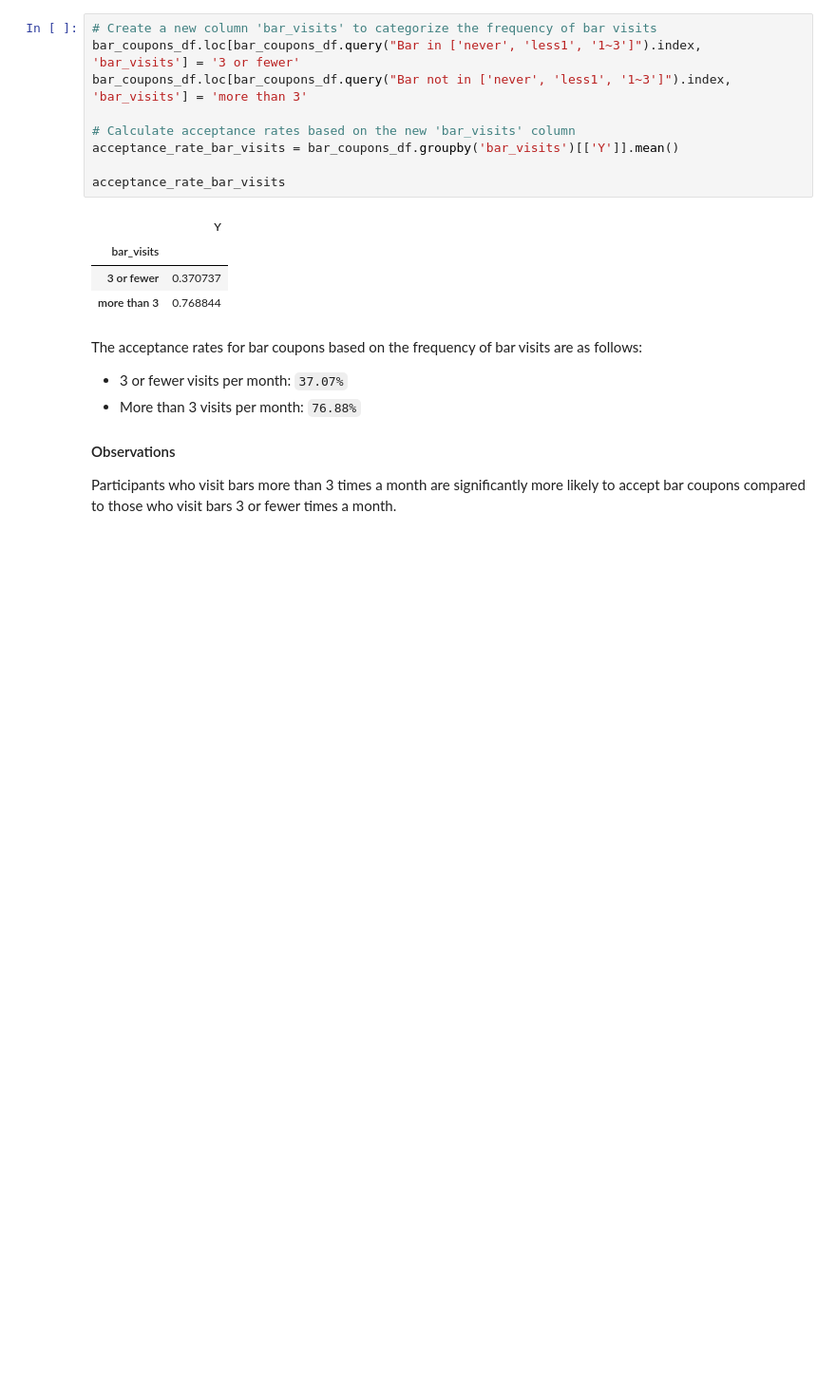
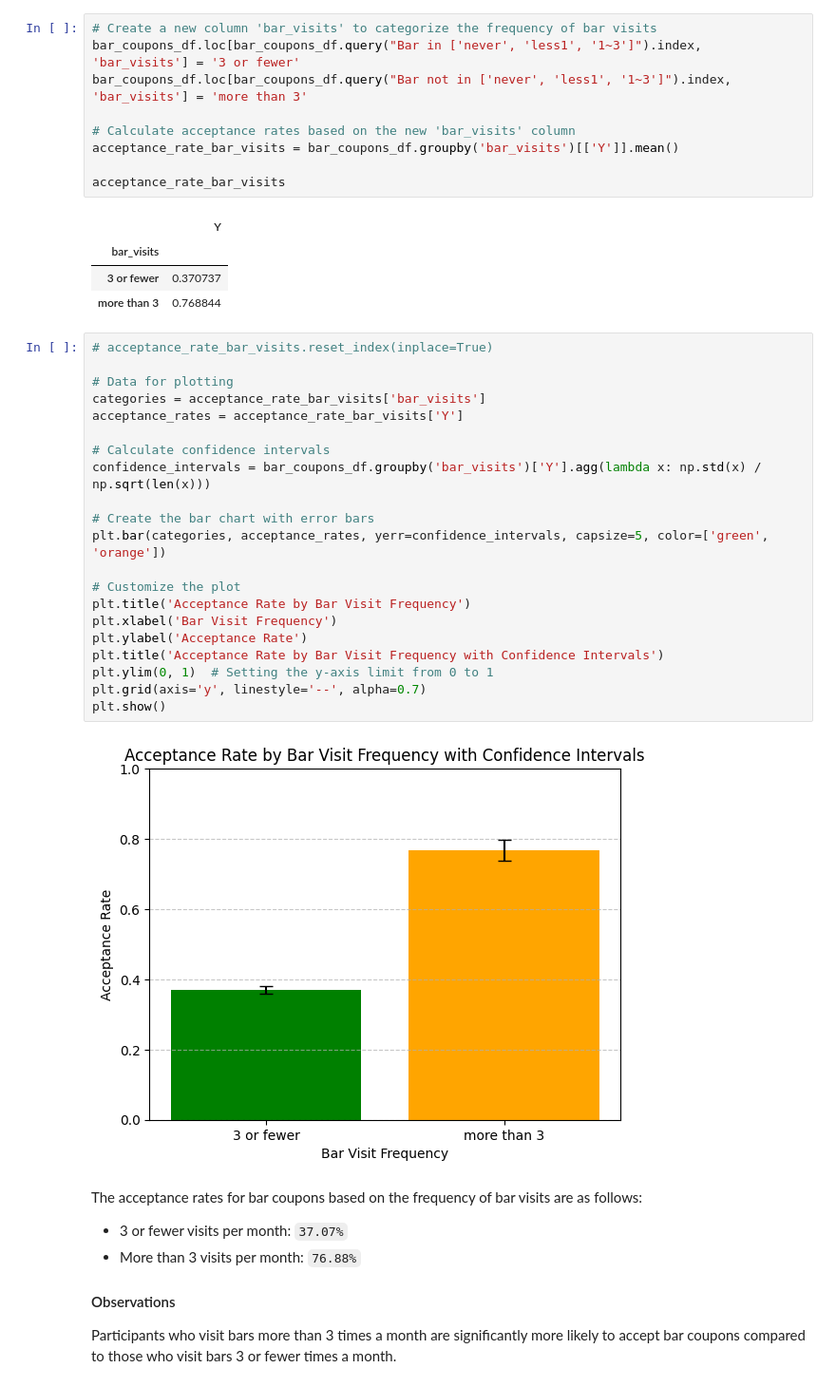
Before and after one commit to adongardive/Module_05, a Jupyter notebook: Amit_Dongardive_Module05_July2024_v01.ipynb, the cells around one changed output. Shown at 95% size. Saved outputs shown, nothing was run; the diff lists cells and outputs as text; blank space fills up the shorter version.

```diff
--- a/Amit_Dongardive_Module05_July2024_v01.ipynb
+++ b/Amit_Dongardive_Module05_July2024_v01.ipynb
@@ -344,6 +352,29 @@ acceptance_rate_bar_visits
 | bar_visits |  |
 | 3 or fewer | 0.370737 |
 | more than 3 | 0.768844 |
+# %%
+# acceptance_rate_bar_visits.reset_index(inplace=True)
+
+# Data for plotting
+categories = acceptance_rate_bar_visits['bar_visits']
+acceptance_rates = acceptance_rate_bar_visits['Y']
+
+# Calculate confidence intervals
+confidence_intervals = bar_coupons_df.groupby('bar_visits')['Y'].agg(lambda x: np.std(x) / np.sqrt(len(x)))
+
+# Create the bar chart with error bars
+plt.bar(categories, acceptance_rates, yerr=confidence_intervals, capsize=5, color=['green', 'orange'])
+
+# Customize the plot
+plt.title('Acceptance Rate by Bar Visit Frequency')
+plt.xlabel('Bar Visit Frequency')
+plt.ylabel('Acceptance Rate')
+plt.title('Acceptance Rate by Bar Visit Frequency with Confidence Intervals')
+plt.ylim(0, 1)  # Setting the y-axis limit from 0 to 1
+plt.grid(axis='y', linestyle='--', alpha=0.7)
+plt.show()
+# %% [output]
+[figure, added]
 # %% [markdown]
 The acceptance rates for bar coupons based on the frequency of bar visits are as follows:
 
```
Also changed, not shown: parts of 10 cells of this notebook.
